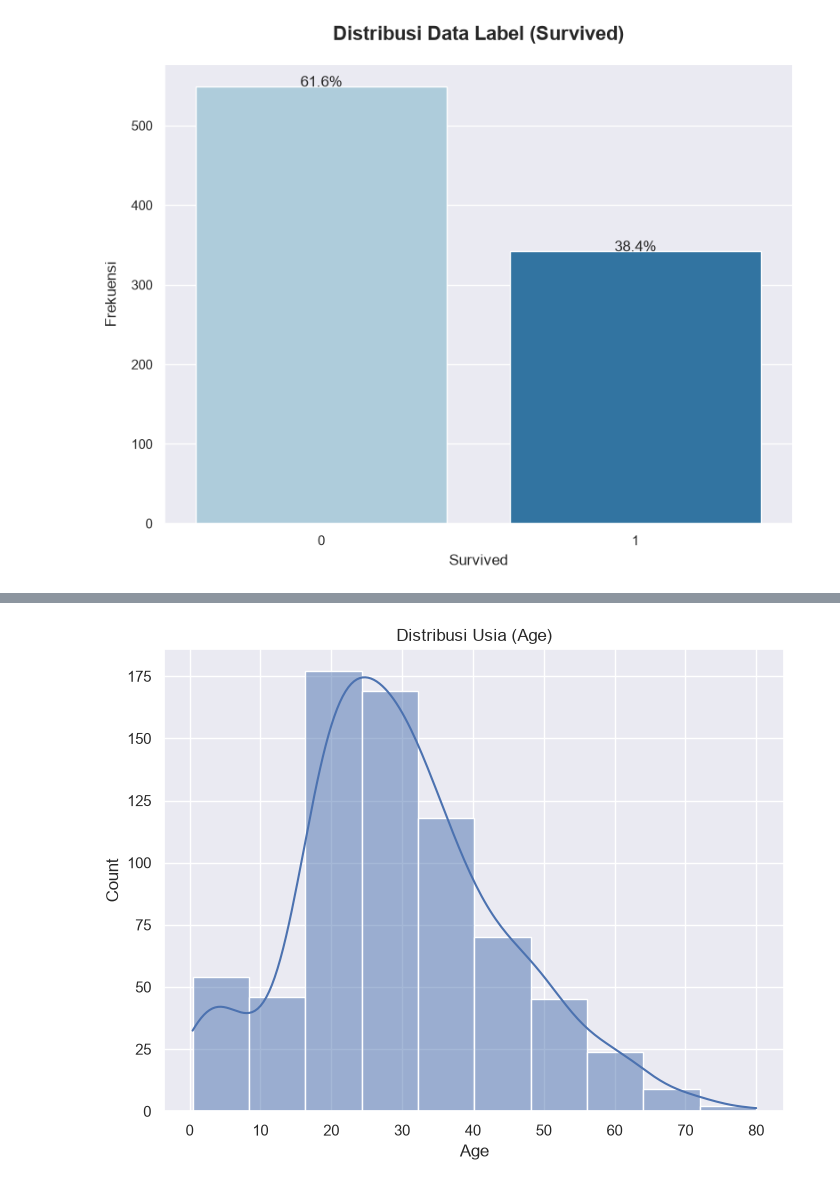
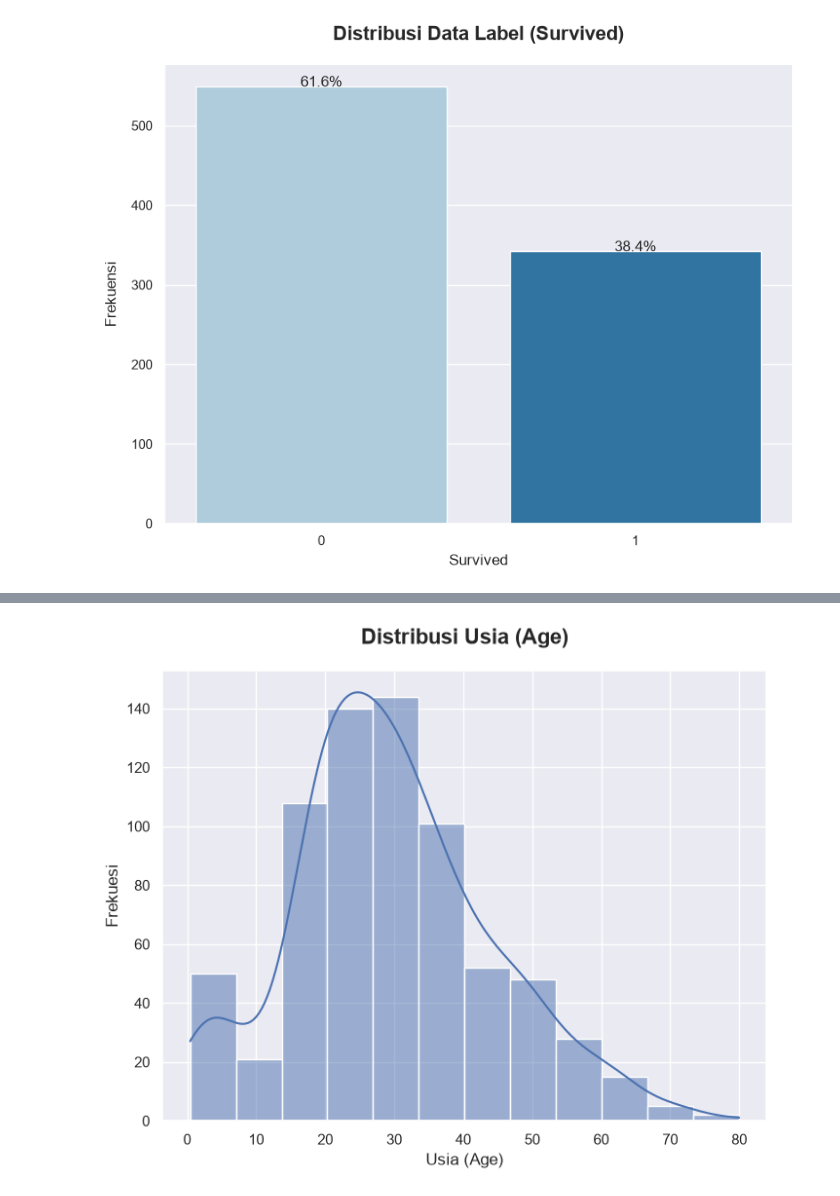
Before and after one commit to jamaak/ml-titanic-machine-learning, a Jupyter notebook: notebook/cleaning-data.ipynb, the cells around one changed output, grey strips where cells are left out. Cells and saved outputs as stored; diff of their text form; code cells hidden in the pictures.

Commit message:
fix(notebook): fix visualization missing data

```diff
--- a/notebook/cleaning-data.ipynb
+++ b/notebook/cleaning-data.ipynb
@@ -186,15 +194,24 @@ yang ekstrem. Oleh karena itu, diperkirakan ketidakseimbangan class tidak menjad
 # %%
 # Check data numberik "age" secara histogram
 sns.set_theme(style="darkgrid")
 plt.figure(figsize=(8, 6))
+
 sns.histplot(
     data=train_df,
     x="Age",
-    bins=10,
+    bins=12,
     kde=True,
 )
 
-plt.title("Distribusi Usia (Age)")
+plt.title(
+    "Distribusi Usia (Age)",
+    fontsize=16,
+    fontweight="bold",
+    pad=20
+    )
+plt.xlabel("Usia (Age)")
+plt.ylabel("Frekuesi")
+
 plt.show()
 # %% [output]
-[figure, old version]
+[figure, new version]
```
Also changed, not shown: parts of 4 cells of this notebook.
